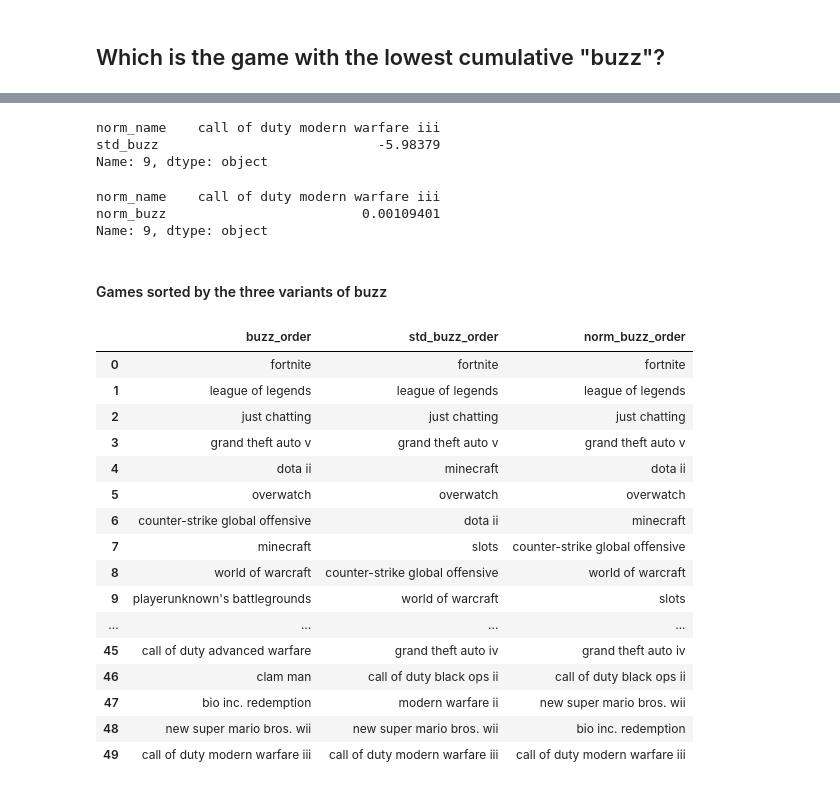
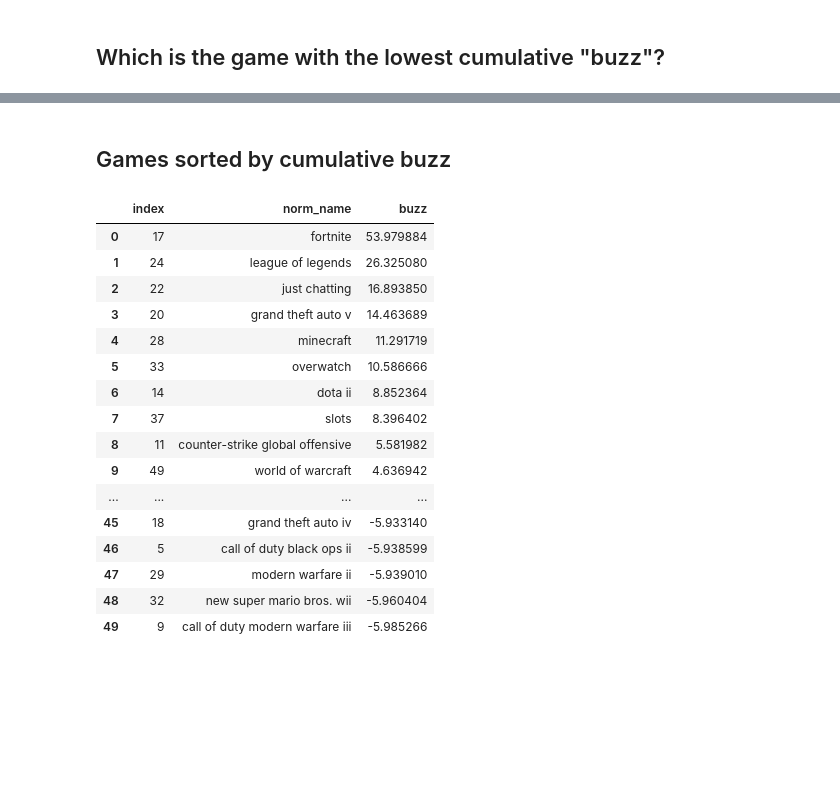
Before and after one commit to hechmik/videogames_buzz, a Jupyter notebook: notebooks/mongo_queries.ipynb, the cells around one changed output, grey strips where cells are left out. Drawn from its saved outputs; the diff is of its cells as text; code cells hidden in the pictures; blank space fills up the shorter version.

```diff
--- a/notebooks/mongo_queries.ipynb
+++ b/notebooks/mongo_queries.ipynb
@@ -829,15 +720,0 @@ combined_stats[['name','day', 'month', 'year', 'std_avgViewers', 'std_tot_likes'
-# %%
-rtw_min = np.min(combined_stats['total_retweets'])
-rtw_max = np.max(combined_stats['total_retweets'])
-
-combined_stats['norm_tot_rtw'] = (combined_stats['total_retweets'] - rtw_min) / (rtw_max - rtw_min)
-
-like_min = np.min(combined_stats['total_likes'])
-like_max = np.max(combined_stats['total_likes'])
-
-combined_stats['norm_tot_likes'] = (combined_stats['total_likes'] - like_min) / (like_max - like_min)
-
-vw_min = np.min(combined_stats['avgViewers'])
-vw_max = np.max(combined_stats['avgViewers'])
-
-combined_stats['norm_avgViewers'] = (combined_stats['avgViewers'] - vw_min) / (vw_max - vw_min)
@@ -850,4 +720,0 @@ weight_twitch = 0.5
-# %%
-combined_stats['norm_buzz'] = (weight_likes*combined_stats.norm_tot_likes
-                               + weight_rtw*combined_stats.norm_tot_rtw
-                               + weight_twitch*combined_stats.norm_avgViewers)
@@ -1035,17 +777,23 @@ buzz                                  395.35
 Name: 9, dtype: object
-# %%
-std_cumulative_buzz.loc[std_cumulative_buzz['std_buzz'].idxmin()]
-# %% [output]
-norm_name    call of duty modern warfare iii
-std_buzz                            -5.98379
-Name: 9, dtype: object
-# %%
-norm_cumulative_buzz.loc[norm_cumulative_buzz['norm_buzz'].idxmin()]
-# %% [output]
-norm_name    call of duty modern warfare iii
-norm_buzz                         0.00109401
-Name: 9, dtype: object
 # %% [markdown]
-#### Games sorted by the three variants of buzz
+## Games sorted by cumulative buzz
 # %%
-d1 = cumulative_buzz.sort_values('buzz', ascending = False).reset_index(drop = True)
+cumulative_buzz.sort_values('buzz', ascending = False).reset_index()
+# %% [output]
+|  | index | norm_name | buzz |
+| 0 | 17 | fortnite | 53.979884 |
+| 1 | 24 | league of legends | 26.325080 |
+| 2 | 22 | just chatting | 16.893850 |
+| 3 | 20 | grand theft auto v | 14.463689 |
+| 4 | 28 | minecraft | 11.291719 |
+| 5 | 33 | overwatch | 10.586666 |
+| 6 | 14 | dota ii | 8.852364 |
+| 7 | 37 | slots | 8.396402 |
+| 8 | 11 | counter-strike global offensive | 5.581982 |
+| 9 | 49 | world of warcraft | 4.636942 |
+| ... | ... | ... | ... |
+| 45 | 18 | grand theft auto iv | -5.933140 |
+| 46 | 5 | call of duty black ops ii | -5.938599 |
+| 47 | 29 | modern warfare ii | -5.939010 |
+| 48 | 32 | new super mario bros. wii | -5.960404 |
+| 49 | 9 | call of duty modern warfare iii | -5.985266 |
@@ -1056,23 +799,0 @@ d3 = norm_cumulative_buzz.sort_values('norm_buzz', ascending = False).reset_inde
-# %%
-df = d1.merge(d2, left_index = True, right_index = True).merge(d3, left_index = True, right_index = True)
-df = df.rename(columns = {'norm_name_x' : "buzz_order", "norm_name_y" : "std_buzz_order", "norm_name" : "norm_buzz_order" })
-df = df[['buzz_order', 'std_buzz_order', 'norm_buzz_order']]
-df
-# %% [output]
-|  | buzz_order | std_buzz_order | norm_buzz_order |
-| 0 | fortnite | fortnite | fortnite |
-| 1 | league of legends | league of legends | league of legends |
-| 2 | just chatting | just chatting | just chatting |
-| 3 | grand theft auto v | grand theft auto v | grand theft auto v |
-| 4 | dota ii | minecraft | dota ii |
-| 5 | overwatch | overwatch | overwatch |
-| 6 | counter-strike global offensive | dota ii | minecraft |
-| 7 | minecraft | slots | counter-strike global offensive |
-| 8 | world of warcraft | counter-strike global offensive | world of warcraft |
-| 9 | playerunknown's battlegrounds | world of warcraft | slots |
-| ... | ... | ... | ... |
-| 45 | call of duty advanced warfare | grand theft auto iv | grand theft auto iv |
-| 46 | clam man | call of duty black ops ii | call of duty black ops ii |
-| 47 | bio inc. redemption | modern warfare ii | new super mario bros. wii |
-| 48 | new super mario bros. wii | new super mario bros. wii | bio inc. redemption |
-| 49 | call of duty modern warfare iii | call of duty modern warfare iii | call of duty modern warfare iii |
```
Also changed, not shown: parts of 50 cells of this notebook.
